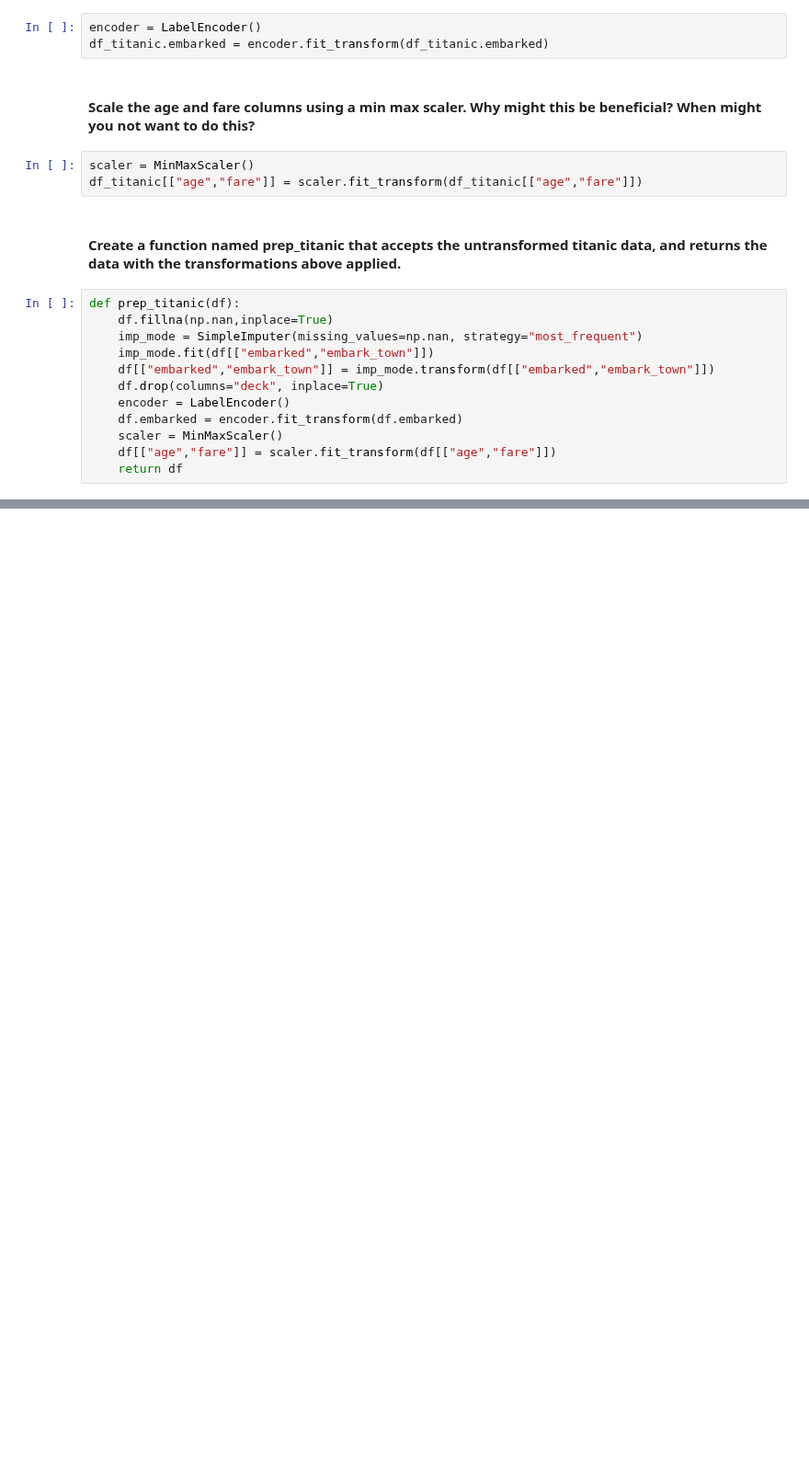
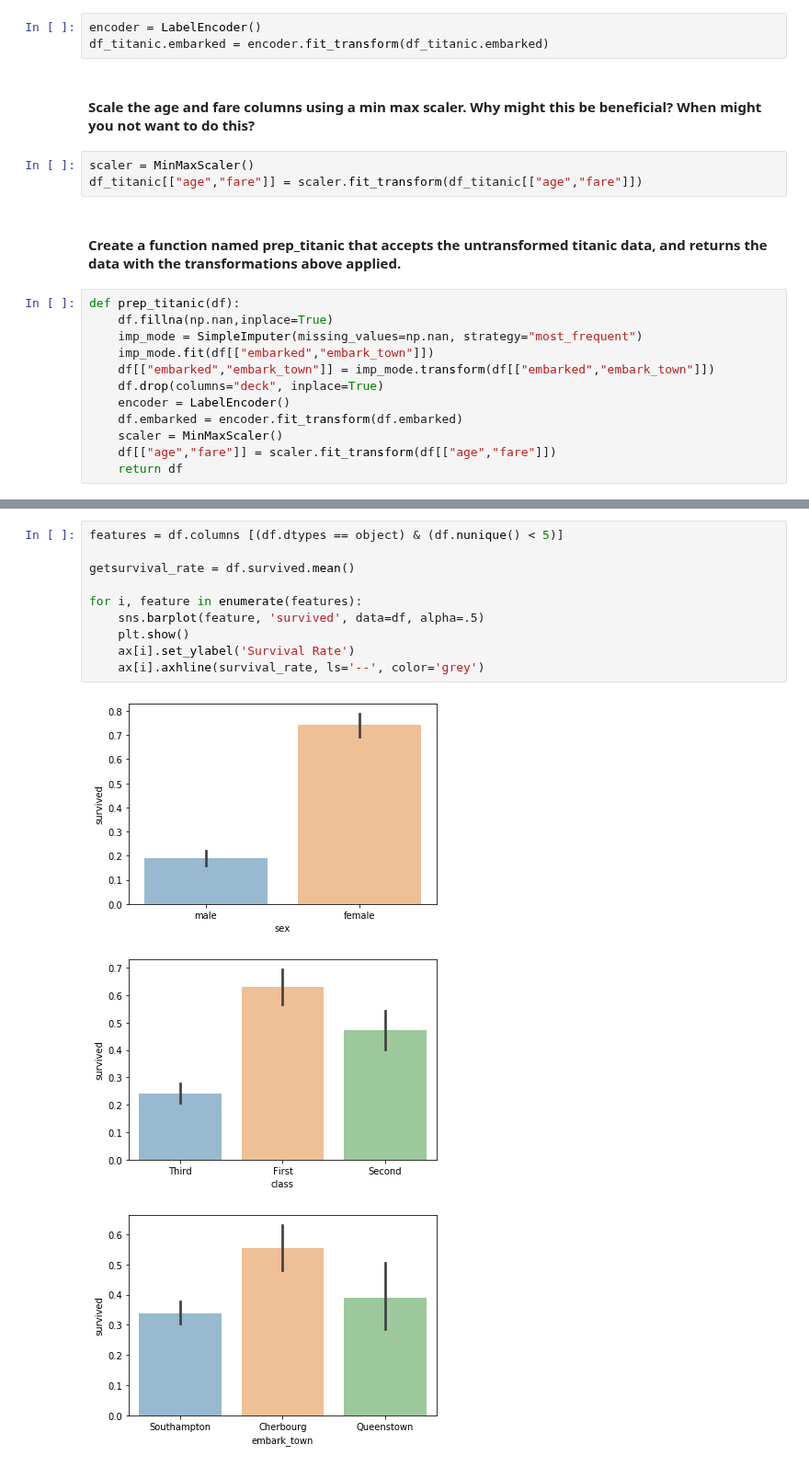
Before and after one commit to misty-garcia/ds-methodologies-exercises, a Jupyter notebook: classification/classification_exercises.ipynb, the cells around one changed output, grey strips where cells are left out. Shown at 92% size. Cells and saved outputs as stored; diff of their text form; blank space fills up the shorter version.

```diff
--- a/classification/classification_exercises.ipynb
+++ b/classification/classification_exercises.ipynb
@@ -286,0 +344,14 @@ def prep_titanic(df):
+# %%
+features = df.columns [(df.dtypes == object) & (df.nunique() < 5)]
+
+getsurvival_rate = df.survived.mean()
+
+for i, feature in enumerate(features):
+    sns.barplot(feature, 'survived', data=df, alpha=.5)
+    plt.show()
+    ax[i].set_ylabel('Survival Rate')
+    ax[i].axhline(survival_rate, ls='--', color='grey')
+# %% [output]
+[figure, added]
+[figure, added]
+[figure, added]
```
Also changed, not shown: parts of 16 cells of this notebook, 3 other files.
